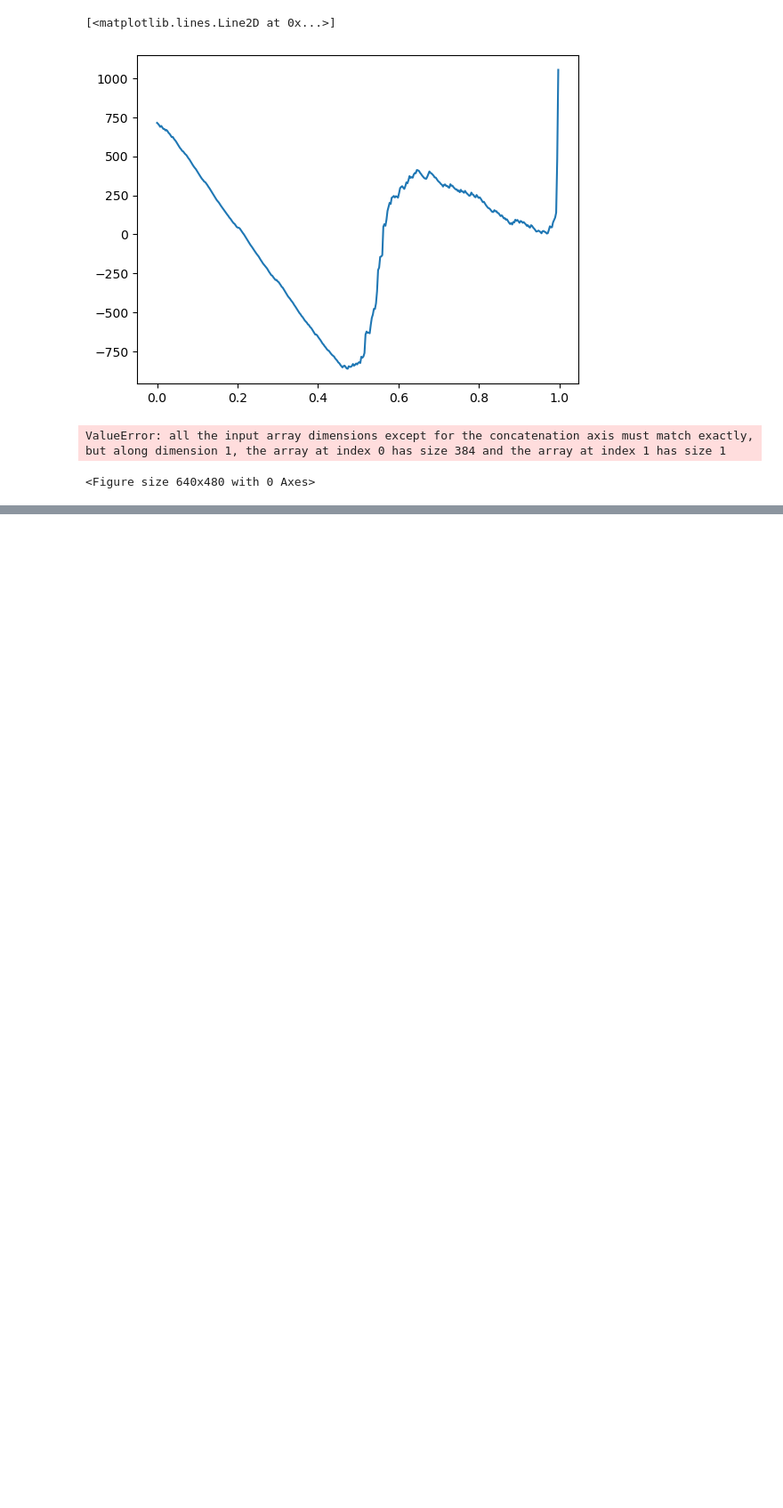
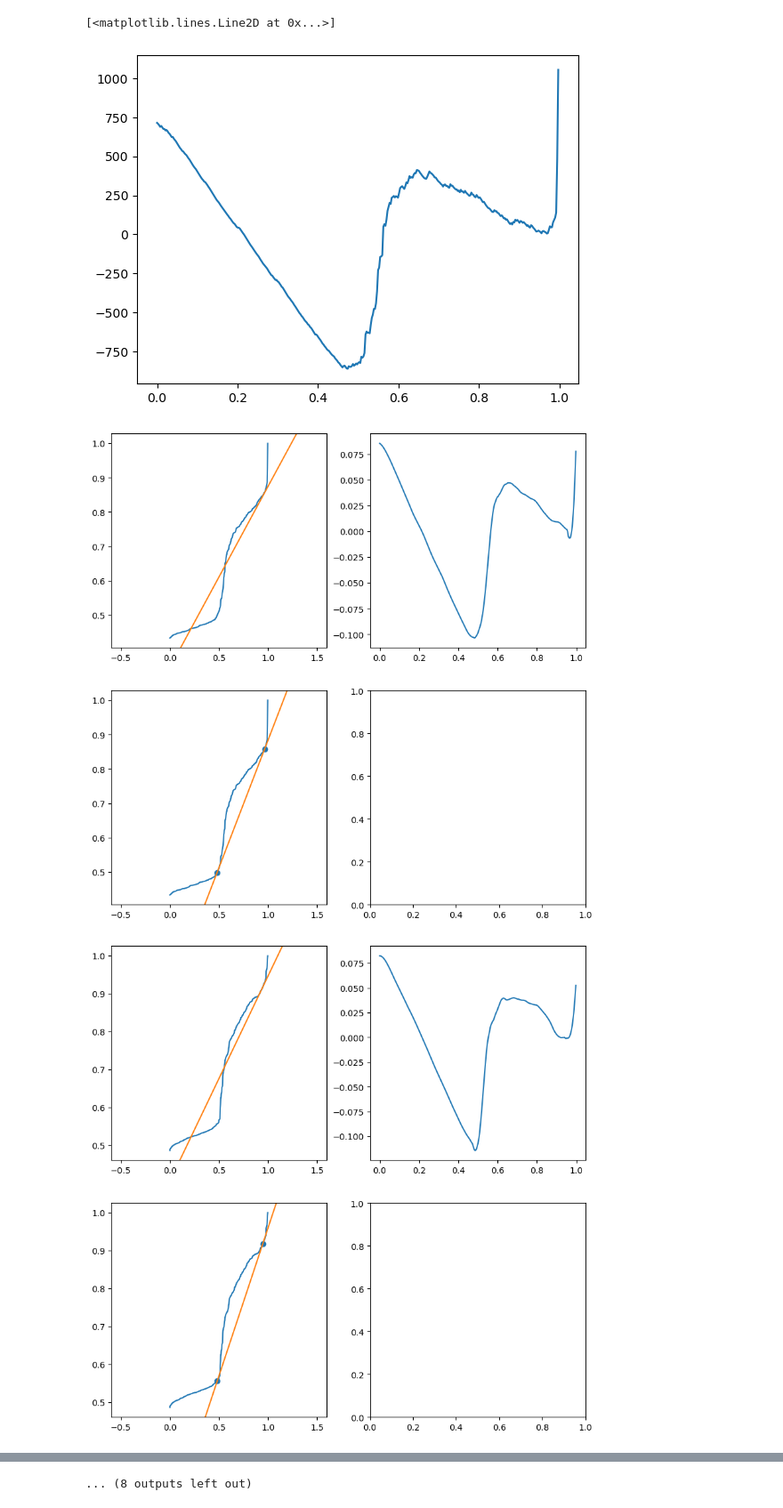
Before and after one commit to lvdtweel/res_ios, a Jupyter notebook: 0.steepness_rfu_ecdf.ipynb, the cells around one changed output, grey strips where cells are left out. Shown at 89% size. Saved outputs shown, nothing was run; the diff lists cells and outputs as text; code cells hidden in the pictures; blank space fills up the shorter version.

Commit message:
Creating 0.steepness_rfu_ecdf.ipynb - Trying to come up with something clever to describe ECDF

```diff
--- a/0.steepness_rfu_ecdf.ipynb
+++ b/0.steepness_rfu_ecdf.ipynb
@@ -63,7 +63,7 @@ def sigmoid(x, k, xc, L):
 
 
 def add_bias(X):
-    return np.vstack((np.ones(len(X)), X)).transpose()
+    return np.hstack((np.ones(len(X))[:, np.newaxis], X))
 
 
 def linear_regr(X, y):
@@ -140,26 +142,44 @@ from spreproc.smooth import SavgolFilter
 
 sg = SavgolFilter(31, 3)
-# %%
-for _, _df in list(df.groupby("384-barcode"))[:20]:
-    # plot_ecdf(_df.sort_values("FAM").FAM)
-
-    plt.figure()
-
-    y = _df.sort_values("FAM").FAM
-    x , y = frac_index(y)[:, np.newaxis], y.to_numpy()
-    xb = add_bias(x)
-
-    coef = linear_regr(xb, y)
-    # x = detrend(_df.sort_values("FAM").FAM, start=0, end=1).to_numpy()[np.newaxis, :]
-
-    yfit = xb @ coef
-    yt = y - yfit
-    yt = sg.transform(yt[np.newaxis, :]).squeeze()
-
-    tangent = yfit - yt.min()
-
-    plt.plot(x, y)
-    plt.plot(x, yfit)
-# %% [output]
-ValueError: all the input array dimensions except for the concatenation axis must match exactly, but along dimension 1, the array at index 0 has size 384 and the array at index 1 has size 1
-<Figure size 640x480 with 0 Axes>
+# %%
+xfit = np.linspace(-0.5, 1.5, 1000)[:, np.newaxis]
+
+for _, _df in list(df.groupby("384-barcode"))[:20]:
+    fig, axs = plt.subplots(ncols=2, nrows=2, figsize=(10, 10))
+    ax1, ax2, ax3, ax4 = axs.ravel()
+
+    y = _df.sort_values("FAM").FAM
+    x , y = frac_index(y)[:, np.newaxis], y.to_numpy()
+    xb = add_bias(x)
+
+    y = y/y.max()
+
+    coef = linear_regr(xb, y)
+
+    yfit = add_bias(xfit) @ coef
+    yt = y - (xb @ coef)
+    yt = sg.transform(yt[np.newaxis, :]).squeeze()
+
+    ax1.plot(x, y)
+
+
+    ylim = ax1.get_ylim()
+    ax1.plot(xfit.squeeze(), yfit)
+    ax1.set_ylim(ylim)
+
+    ax2.plot(x, yt)
+
+    pidx = signal.find_peaks(-yt, prominence=1e-2)[0]
+    coef = linear_regr(xb[pidx], y[pidx])
+    yfit = add_bias(xfit) @ coef
+
+    ax3.plot(x, y)
+
+    ylim = ax3.get_ylim()
+    ax3.plot(xfit.squeeze(), yfit)
+    ax3.set_ylim(ylim)
+
+    ax3.scatter(x[pidx], y[pidx])
+# %% [output]
+[figure, added]
+[figure, added]
@@ -165,0 +196 @@ ValueError: all the input array dimensions except for the concatenation axis mus
+... (8 outputs left out)
```
Also changed, not shown: parts of 2 cells of this notebook.
